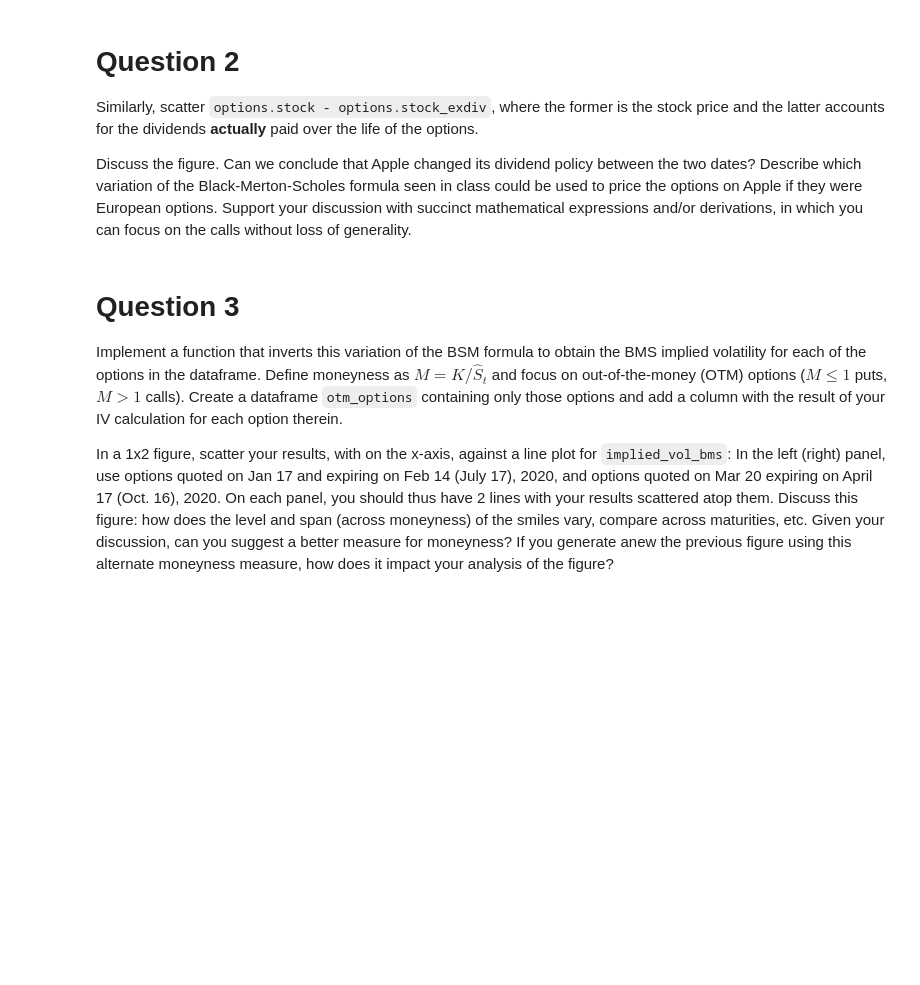
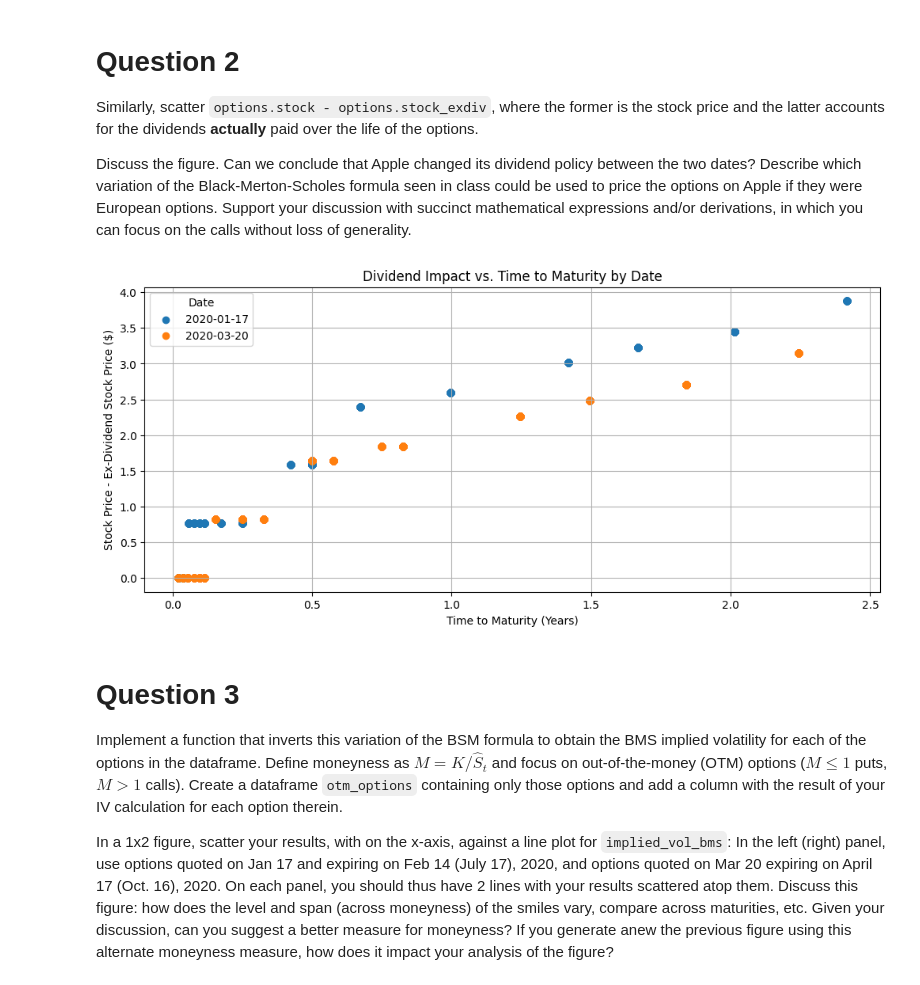
Before and after one commit to navid-nb/MSc_Derivatives_Project1, a Jupyter notebook: 202510-assignment1-en.ipynb, the cells around one changed output. Cells and saved outputs as stored; diff of their text form; code cells hidden in the pictures; blank space fills up the shorter version.

```diff
--- a/202510-assignment1-en.ipynb
+++ b/202510-assignment1-en.ipynb
@@ -112,6 +191,18 @@ plt.show()
 Similarly, scatter `options.stock - options.stock_exdiv`, where the former is the stock price and the latter accounts for the dividends **actually** paid over the life of the options.
 
 Discuss the figure. Can we conclude that Apple changed its dividend policy between the two dates? Describe which variation of the Black-Merton-Scholes formula seen in class could be used to price the options on Apple if they were European options. Support your discussion with succinct mathematical expressions and/or derivations, in which you can focus on the calls without loss of generality.
+# %%
+plt.figure(figsize=(12, 5))
+plt.scatter(options1['YTM'], options1['stock_price'] - options1['stock_exdiv'], color='tab:blue', label='2020-01-17')
+plt.scatter(options2['YTM'], options2['stock_price'] - options2['stock_exdiv'], color='tab:orange', label='2020-03-20')
+plt.xlabel('Time to Maturity (Years)')
+plt.ylabel('Stock Price - Ex-Dividend Stock Price ($)')
+plt.title('Dividend Impact vs. Time to Maturity by Date')
+plt.legend(title='Date')
+plt.grid(True)
+plt.show()
+# %% [output]
+[figure, added]
 # %% [markdown]
 # Question 3
 Implement a function that inverts this variation of the BSM formula to obtain the BMS implied volatility for each of the options in the dataframe. Define moneyness as $M = K / \hat{S}_t$ and focus on out-of-the-money (OTM) options ($M \le 1$ puts, $M > 1$ calls). Create a dataframe `otm_options` containing only those options and add a column with the result of your IV calculation for each option therein.
```
Also changed, not shown: parts of 5 cells of this notebook.
